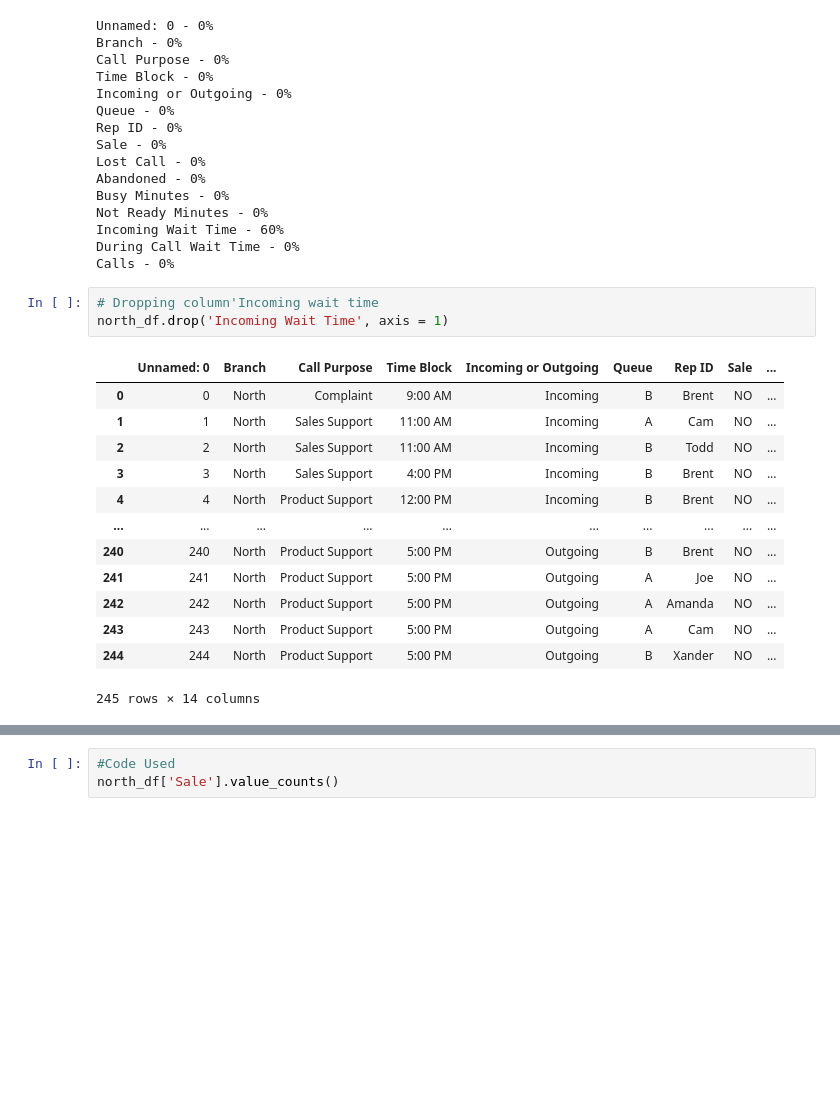
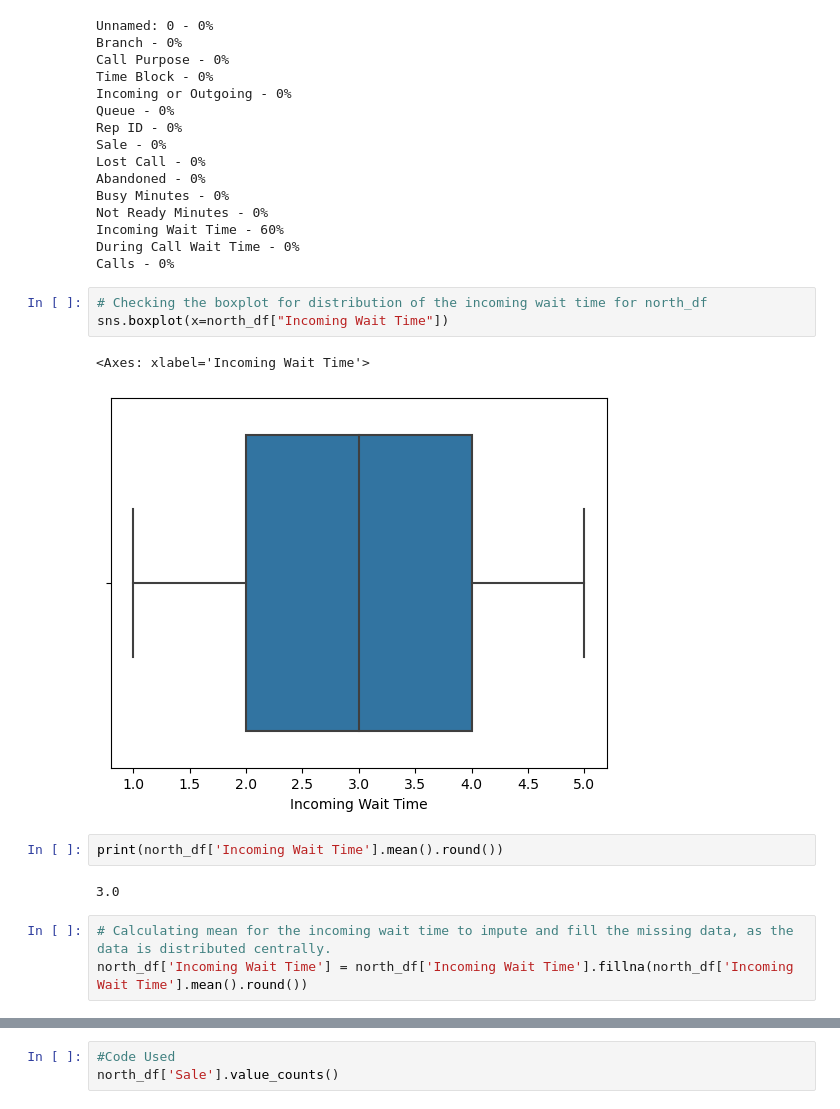
Before and after one commit to Sne0Ch/call-center-cleanup-assignment, a Jupyter notebook: Call_Center_Cleanup.ipynb, the cells around one changed output, grey strips where cells are left out. Drawn from its saved outputs; the diff is of its cells as text; blank space fills up the shorter version.

Commit message:
Updates Data cleaning

```diff
--- a/Call_Center_Cleanup.ipynb
+++ b/Call_Center_Cleanup.ipynb
@@ -275,20 +278,16 @@ Incoming Wait Time - 60%
 During Call Wait Time - 0%
 Calls - 0%
 # %%
-# Dropping column'Incoming wait time
-north_df.drop('Incoming Wait Time', axis = 1)
+# Checking the boxplot for distribution of the incoming wait time for north_df
+sns.boxplot(x=north_df["Incoming Wait Time"])
 # %% [output]
-|  | Unnamed: 0 | Branch | Call Purpose | Time Block | Incoming or Outgoing | Queue | Rep ID | Sale | ... |
-| 0 | 0 | North | Complaint | 9:00 AM | Incoming | B | Brent | NO | ... |
-| 1 | 1 | North | Sales Support | 11:00 AM | Incoming | A | Cam | NO | ... |
-| 2 | 2 | North | Sales Support | 11:00 AM | Incoming | B | Todd | NO | ... |
-| 3 | 3 | North | Sales Support | 4:00 PM | Incoming | B | Brent | NO | ... |
-| 4 | 4 | North | Product Support | 12:00 PM | Incoming | B | Brent | NO | ... |
-| ... | ... | ... | ... | ... | ... | ... | ... | ... | ... |
-| 240 | 240 | North | Product Support | 5:00 PM | Outgoing | B | Brent | NO | ... |
-| 241 | 241 | North | Product Support | 5:00 PM | Outgoing | A | Joe | NO | ... |
-| 242 | 242 | North | Product Support | 5:00 PM | Outgoing | A | Amanda | NO | ... |
-| 243 | 243 | North | Product Support | 5:00 PM | Outgoing | A | Cam | NO | ... |
-| 244 | 244 | North | Product Support | 5:00 PM | Outgoing | B | Xander | NO | ... |
-245 rows × 14 columns
+<Axes: xlabel='Incoming Wait Time'>
+[figure, added]
+# %%
+print(north_df['Incoming Wait Time'].mean().round())
+# %% [output]
+3.0
+# %%
+# Calculating mean for the incoming wait time to impute and fill the missing data, as the data is distributed centrally.
+north_df['Incoming Wait Time'] = north_df['Incoming Wait Time'].fillna(north_df['Incoming Wait Time'].mean().round())
 # %%
```
Also changed, not shown: parts of 19 cells of this notebook.
